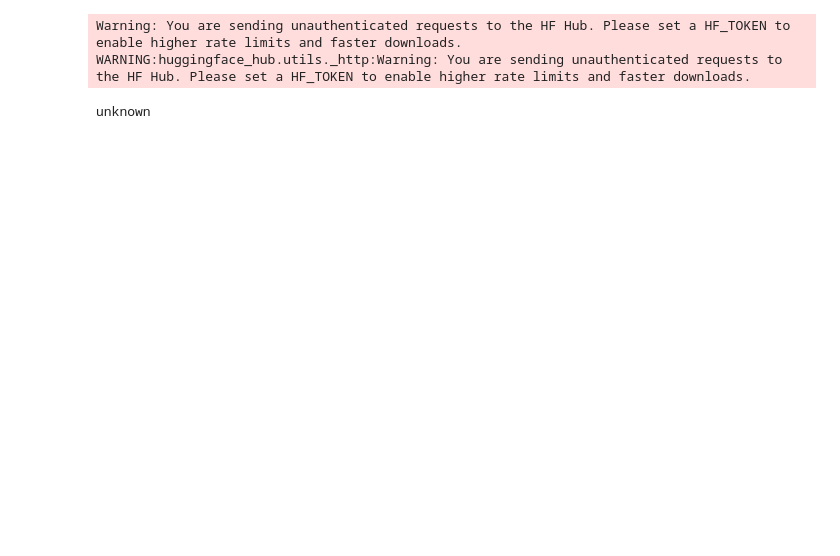
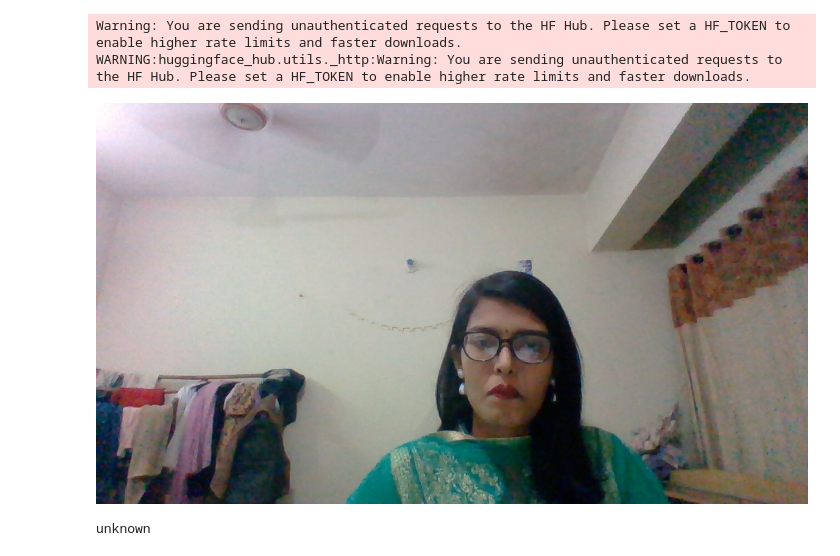
Before and after one commit to GeerbaniShashi/Open_Source_Models_with_Hugging_Face, a Jupyter notebook: VQA_using_BLIP_model.ipynb, the cells around one changed output. Cells and saved outputs as stored; diff of their text form; code cells hidden in the pictures; blank space fills up the shorter version.

```diff
--- a/VQA_using_BLIP_model.ipynb
+++ b/VQA_using_BLIP_model.ipynb
@@ -40,6 +40,10 @@ processor = AutoProcessor.from_pretrained("Salesforce/blip-vqa-base")
 from PIL import Image
 # %%
 image = Image.open("/content/WIN_20260309_20_20_08_Pro.jpg")
+# %%
+image
+# %% [output]
+[figure, added]
 # %%
 question = "What is her name?"
 # %%
```
